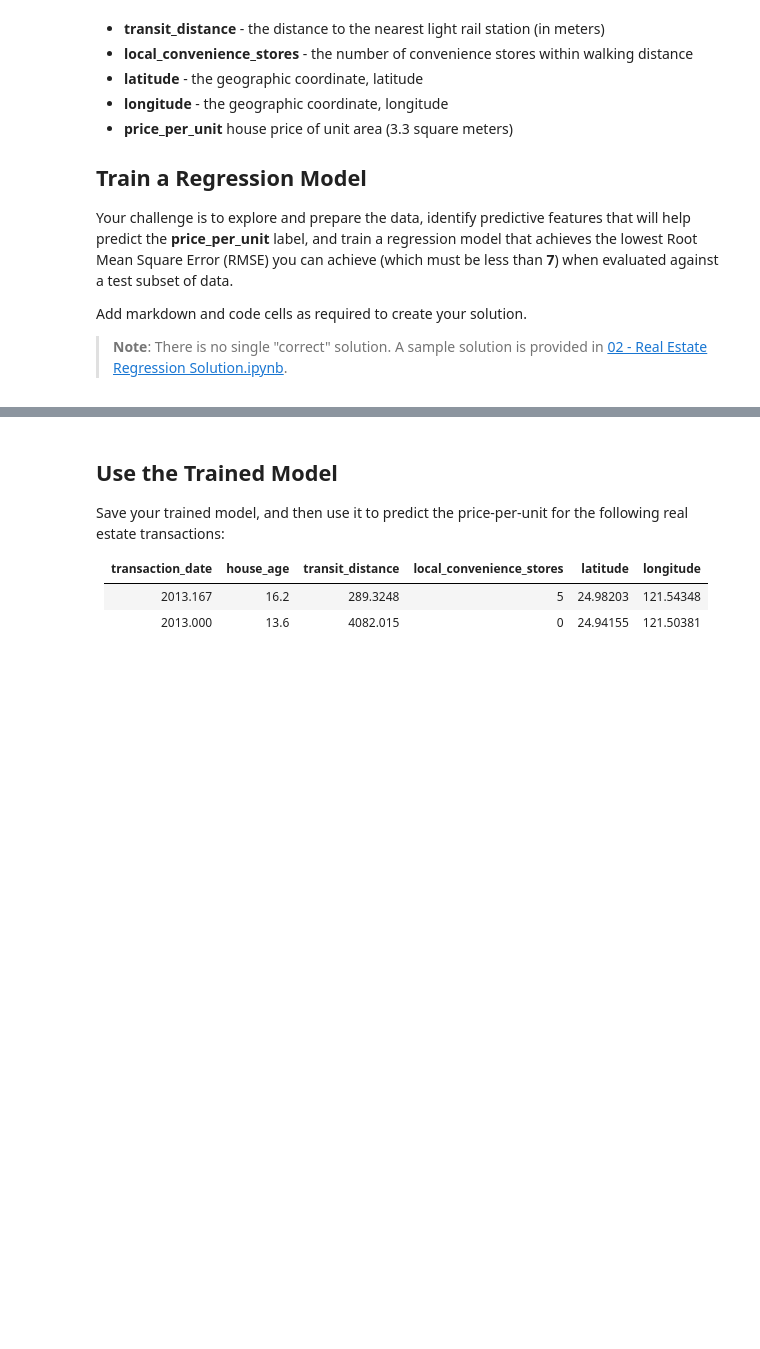
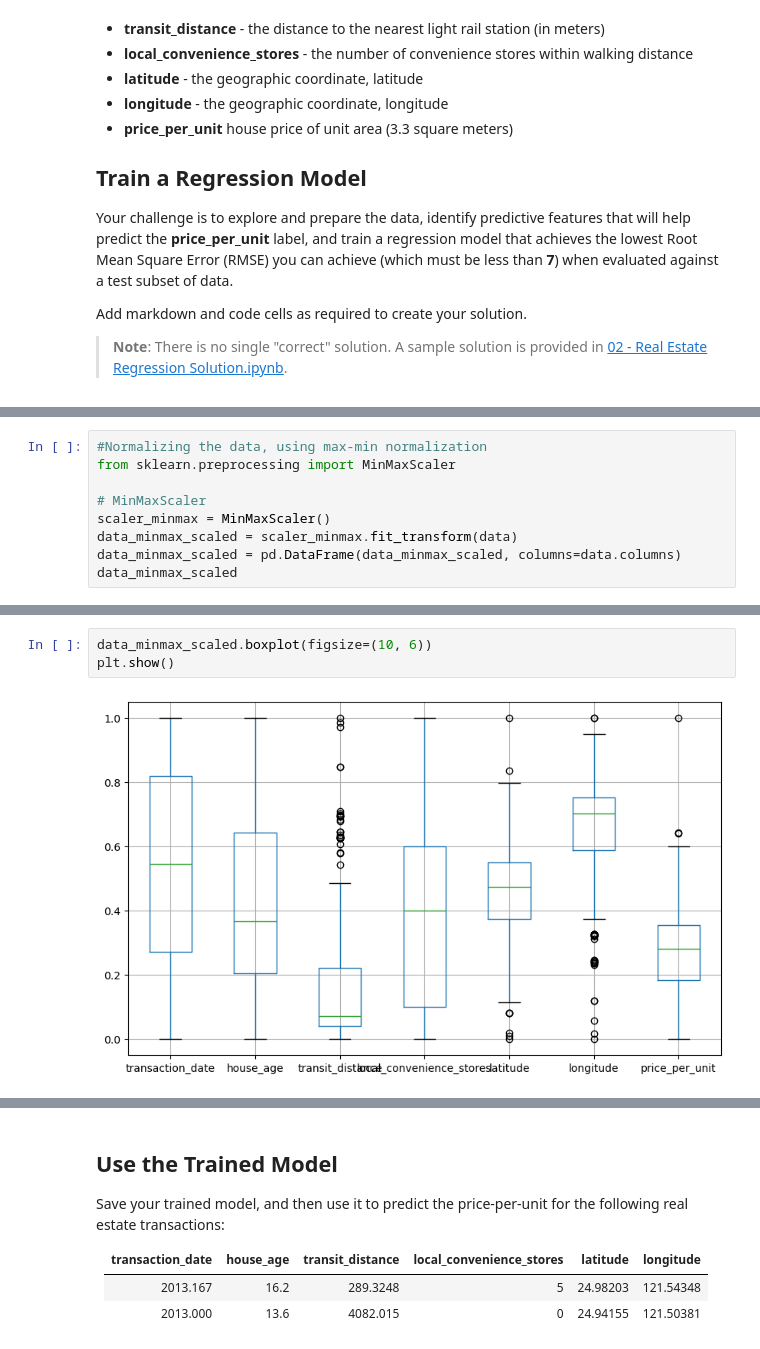
Before and after one commit to luisquesada/ml-basics, a Jupyter notebook: challenges/02 - Real Estate Regression Challenge.ipynb, the cells around one changed output, grey strips where cells are left out. Saved outputs shown, nothing was run; the diff lists cells and outputs as text; blank space fills up the shorter version.

```diff
--- a/challenges/02 - Real Estate Regression Challenge.ipynb
+++ b/challenges/02 - Real Estate Regression Challenge.ipynb
@@ -49,0 +107,9 @@ Add markdown and code cells as required to create your solution.
+# %%
+#Normalizing the data, using max-min normalization
+from sklearn.preprocessing import MinMaxScaler
+
+# MinMaxScaler
+scaler_minmax = MinMaxScaler()
+data_minmax_scaled = scaler_minmax.fit_transform(data)
+data_minmax_scaled = pd.DataFrame(data_minmax_scaled, columns=data.columns)
+data_minmax_scaled
@@ -49,0 +130,5 @@ Add markdown and code cells as required to create your solution.
+# %%
+data_minmax_scaled.boxplot(figsize=(10, 6))
+plt.show()
+# %% [output]
+[figure, added]
```
Also changed, not shown: parts of 23 cells of this notebook, 6 other files.
